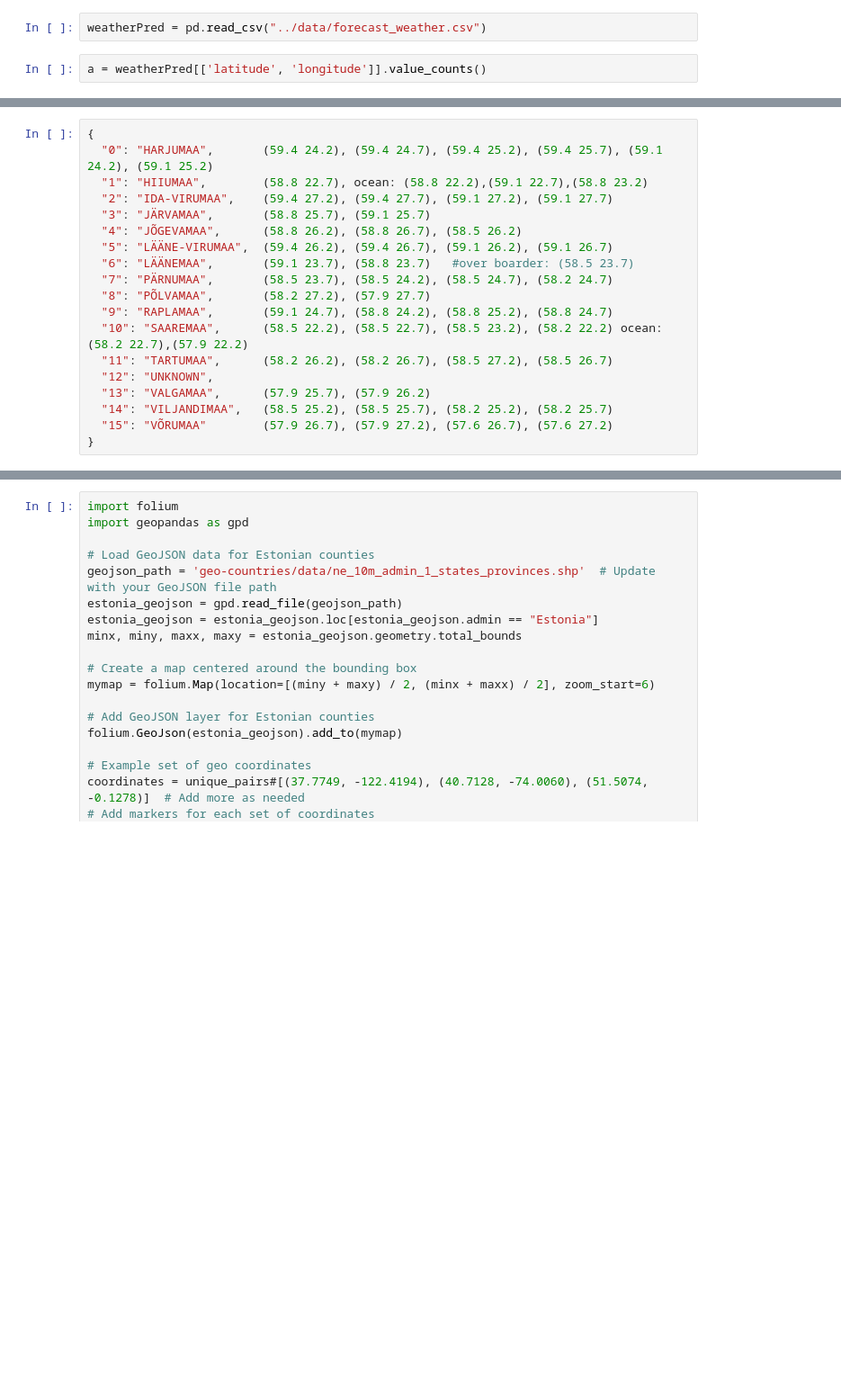
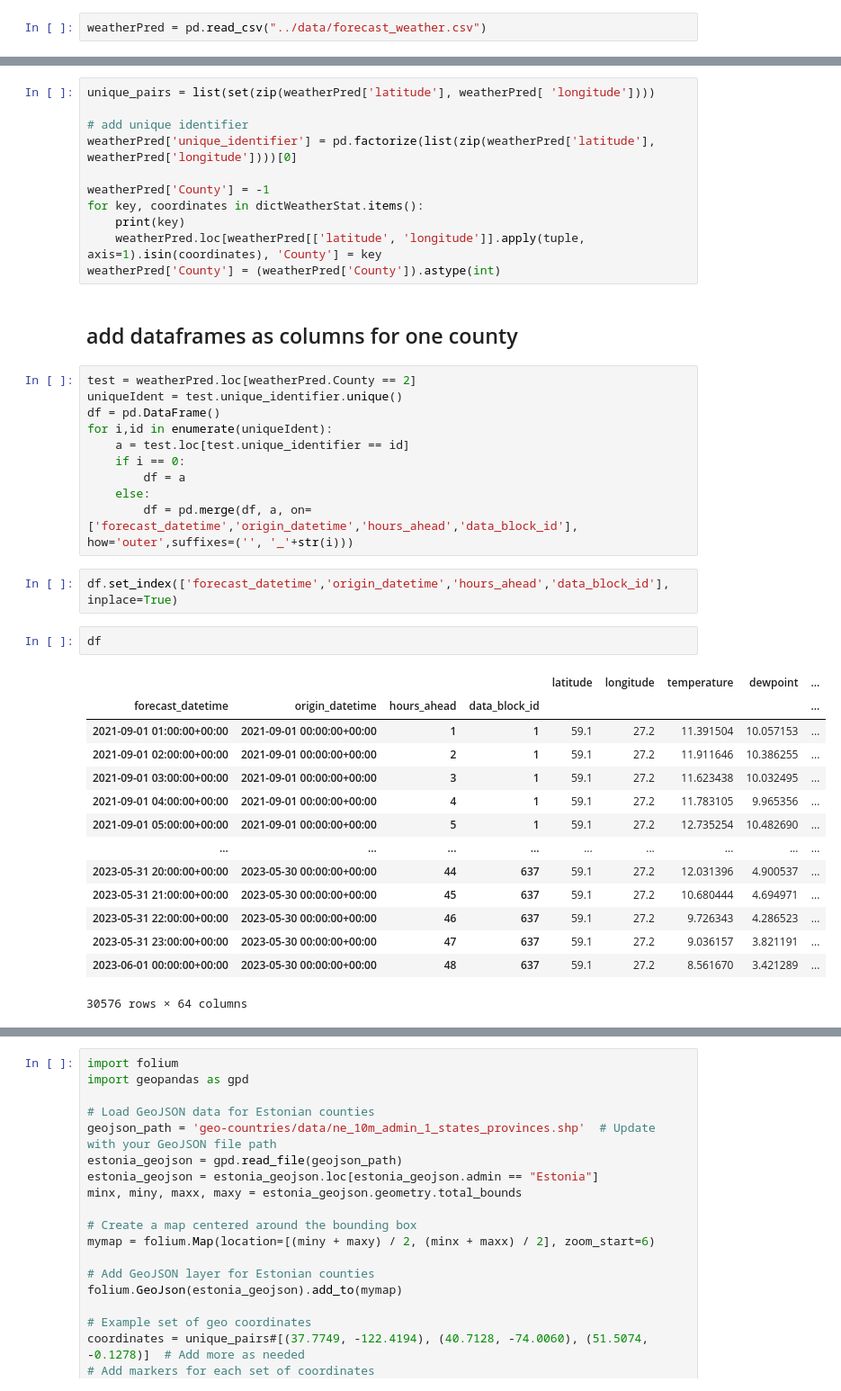
Before and after one commit to matze21/predictEnegyCons, a Jupyter notebook: jupyters/weatherStatToCounty.ipynb, the cells around one changed output, grey strips where cells are left out. Shown: that part at 90% size. Cells and saved outputs as stored; diff of their text form; blank space fills up the shorter version.

```diff
--- a/jupyters/weatherStatToCounty.ipynb
+++ b/jupyters/weatherStatToCounty.ipynb
@@ -3,4 +22,2 @@ import pandas as pd
 # %%
 weatherPred = pd.read_csv("../data/forecast_weather.csv")
-# %%
-a = weatherPred[['latitude', 'longitude']].value_counts()
@@ -9,19 +24,42 @@ unique_pairs = list(set(zip(weatherPred['latitude'], weatherPred[ 'longitude']))
-# %%
-{
-  "0": "HARJUMAA",       (59.4 24.2), (59.4 24.7), (59.4 25.2), (59.4 25.7), (59.1 24.2), (59.1 25.2)
-  "1": "HIIUMAA",        (58.8 22.7), ocean: (58.8 22.2),(59.1 22.7),(58.8 23.2)
-  "2": "IDA-VIRUMAA",    (59.4 27.2), (59.4 27.7), (59.1 27.2), (59.1 27.7)
-  "3": "JÄRVAMAA",       (58.8 25.7), (59.1 25.7)
-  "4": "JÕGEVAMAA",      (58.8 26.2), (58.8 26.7), (58.5 26.2)
-  "5": "LÄÄNE-VIRUMAA",  (59.4 26.2), (59.4 26.7), (59.1 26.2), (59.1 26.7)
-  "6": "LÄÄNEMAA",       (59.1 23.7), (58.8 23.7)   #over boarder: (58.5 23.7)
-  "7": "PÄRNUMAA",       (58.5 23.7), (58.5 24.2), (58.5 24.7), (58.2 24.7)
-  "8": "PÕLVAMAA",       (58.2 27.2), (57.9 27.7)
-  "9": "RAPLAMAA",       (59.1 24.7), (58.8 24.2), (58.8 25.2), (58.8 24.7)
-  "10": "SAAREMAA",      (58.5 22.2), (58.5 22.7), (58.5 23.2), (58.2 22.2) ocean:(58.2 22.7),(57.9 22.2)
-  "11": "TARTUMAA",      (58.2 26.2), (58.2 26.7), (58.5 27.2), (58.5 26.7)
-  "12": "UNKNOWN",
-  "13": "VALGAMAA",      (57.9 25.7), (57.9 26.2)
-  "14": "VILJANDIMAA",   (58.5 25.2), (58.5 25.7), (58.2 25.2), (58.2 25.7)
-  "15": "VÕRUMAA"        (57.9 26.7), (57.9 27.2), (57.6 26.7), (57.6 27.2)
-}
+# %%
+unique_pairs = list(set(zip(weatherPred['latitude'], weatherPred[ 'longitude'])))
+
+# add unique identifier
+weatherPred['unique_identifier'] = pd.factorize(list(zip(weatherPred['latitude'], weatherPred['longitude'])))[0]
+
+weatherPred['County'] = -1
+for key, coordinates in dictWeatherStat.items():
+    print(key)
+    weatherPred.loc[weatherPred[['latitude', 'longitude']].apply(tuple, axis=1).isin(coordinates), 'County'] = key
+weatherPred['County'] = (weatherPred['County']).astype(int)
+# %% [markdown]
+## add dataframes as columns for one county
+# %%
+test = weatherPred.loc[weatherPred.County == 2]
+uniqueIdent = test.unique_identifier.unique()
+df = pd.DataFrame()
+for i,id in enumerate(uniqueIdent):
+    a = test.loc[test.unique_identifier == id]
+    if i == 0:
+        df = a
+    else:
+        df = pd.merge(df, a, on=['forecast_datetime','origin_datetime','hours_ahead','data_block_id'], how='outer',suffixes=('', '_'+str(i)))
+# %%
+df.set_index(['forecast_datetime','origin_datetime','hours_ahead','data_block_id'], inplace=True)
+# %%
+df
+# %% [output]
+|  |  |  |  | latitude | longitude | temperature | dewpoint | ... |
+| forecast_datetime | origin_datetime | hours_ahead | data_block_id |  |  |  |  | ... |
+| 2021-09-01 01:00:00+00:00 | 2021-09-01 00:00:00+00:00 | 1 | 1 | 59.1 | 27.2 | 11.391504 | 10.057153 | ... |
+| 2021-09-01 02:00:00+00:00 | 2021-09-01 00:00:00+00:00 | 2 | 1 | 59.1 | 27.2 | 11.911646 | 10.386255 | ... |
+| 2021-09-01 03:00:00+00:00 | 2021-09-01 00:00:00+00:00 | 3 | 1 | 59.1 | 27.2 | 11.623438 | 10.032495 | ... |
+| 2021-09-01 04:00:00+00:00 | 2021-09-01 00:00:00+00:00 | 4 | 1 | 59.1 | 27.2 | 11.783105 | 9.965356 | ... |
+| 2021-09-01 05:00:00+00:00 | 2021-09-01 00:00:00+00:00 | 5 | 1 | 59.1 | 27.2 | 12.735254 | 10.482690 | ... |
+| ... | ... | ... | ... | ... | ... | ... | ... | ... |
+| 2023-05-31 20:00:00+00:00 | 2023-05-30 00:00:00+00:00 | 44 | 637 | 59.1 | 27.2 | 12.031396 | 4.900537 | ... |
+| 2023-05-31 21:00:00+00:00 | 2023-05-30 00:00:00+00:00 | 45 | 637 | 59.1 | 27.2 | 10.680444 | 4.694971 | ... |
+| 2023-05-31 22:00:00+00:00 | 2023-05-30 00:00:00+00:00 | 46 | 637 | 59.1 | 27.2 | 9.726343 | 4.286523 | ... |
+| 2023-05-31 23:00:00+00:00 | 2023-05-30 00:00:00+00:00 | 47 | 637 | 59.1 | 27.2 | 9.036157 | 3.821191 | ... |
+| 2023-06-01 00:00:00+00:00 | 2023-05-30 00:00:00+00:00 | 48 | 637 | 59.1 | 27.2 | 8.561670 | 3.421289 | ... |
+30576 rows × 64 columns
```
Also changed, not shown: parts of 7 cells of this notebook, 2 other files.
